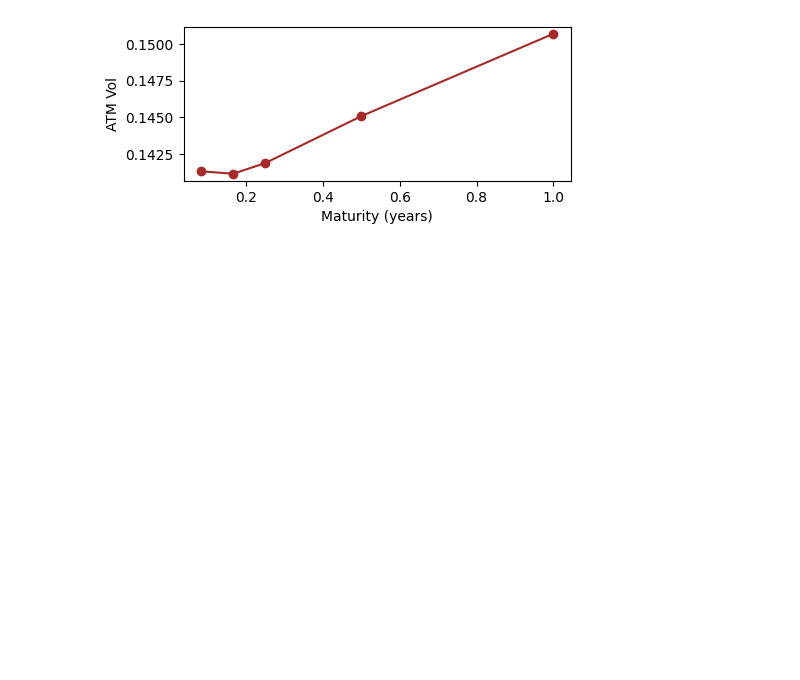
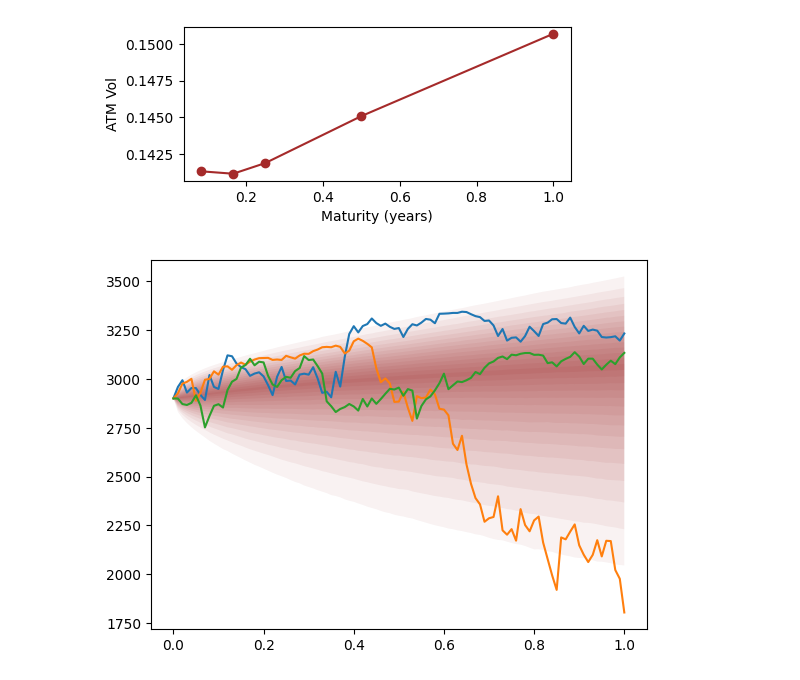
Before and after one commit to somdipdatta/finmc, a Jupyter notebook: notebooks/heston.ipynb, the cells around one changed output. Drawn from its saved outputs; the diff is of its cells as text; code cells hidden in the pictures; blank space fills up the shorter version.

```diff
--- a/notebooks/heston.ipynb
+++ b/notebooks/heston.ipynb
@@ -46,3 +48,8 @@ plot_iv(strikes, expirations, surface, atm_vols, fwds)
 # %% [output]
 [figure]
 [figure]
+# %%
+model.reset(dataset)
+plot_asset(model, asset_name)
+# %% [output]
+[figure, added]
```
Also changed, not shown: parts of 1 cell of this notebook, 11 other files.
